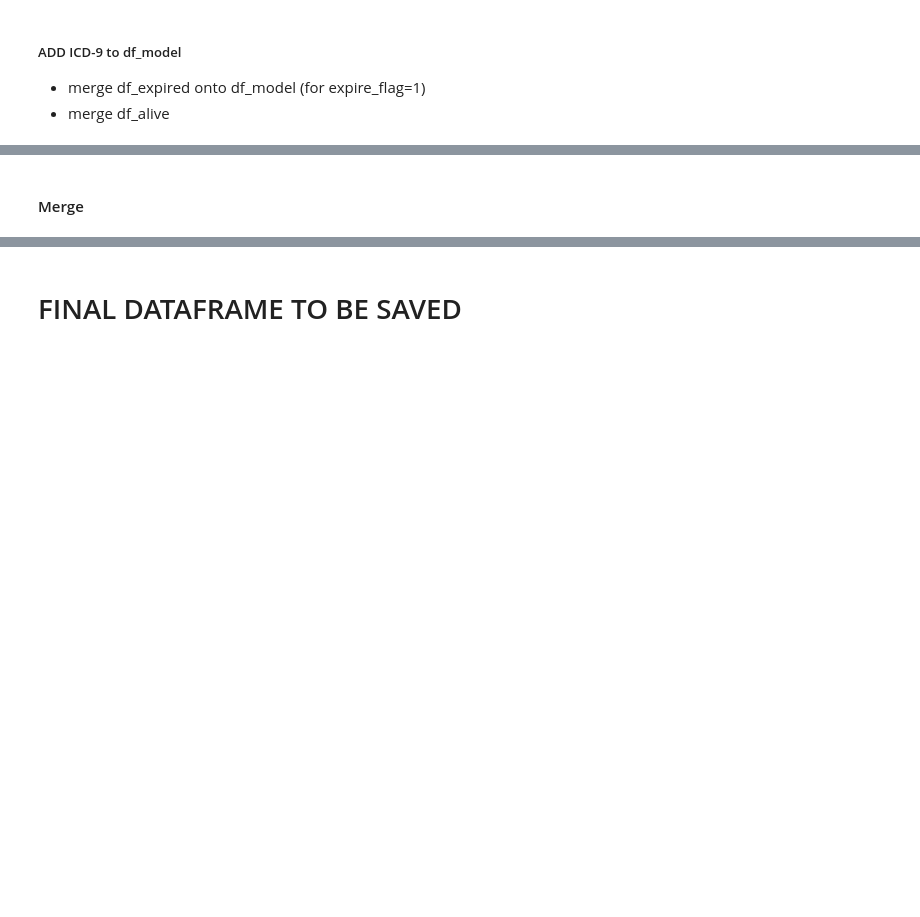
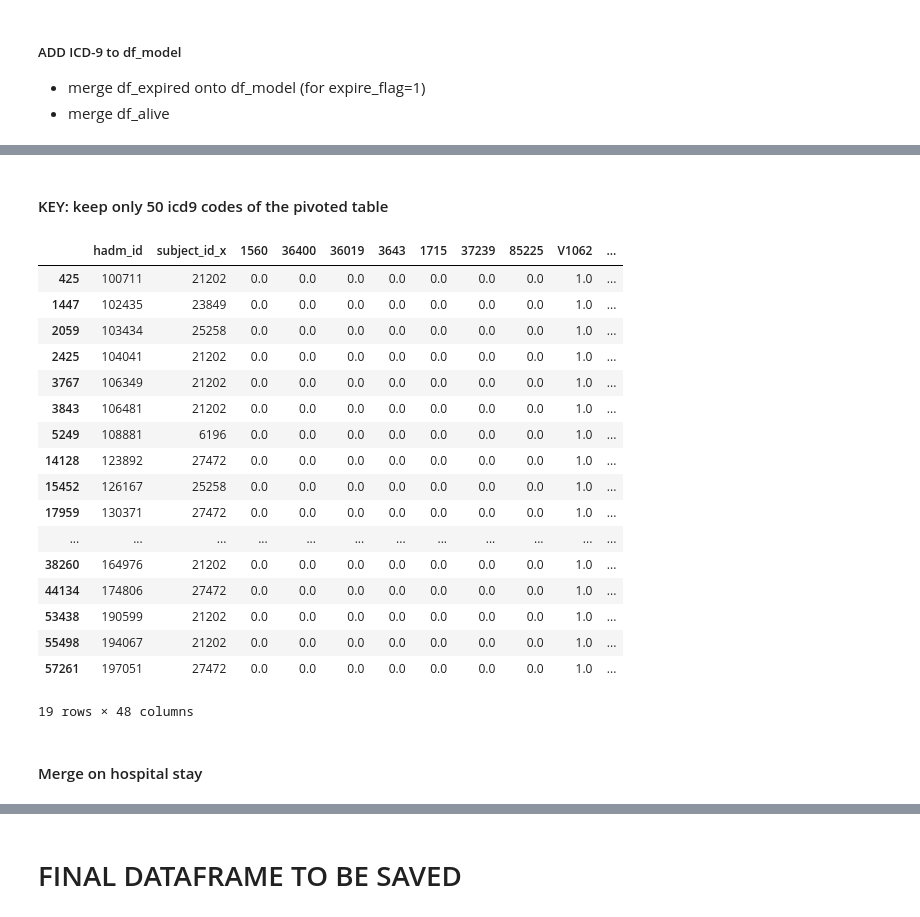
Before and after one commit to billiescodes/mortality_in_ICU, a Jupyter notebook: 01_ExploratoryAnalysis.ipynb, the cells around one changed output, grey strips where cells are left out. Cells and saved outputs as stored; diff of their text form; code cells hidden in the pictures; blank space fills up the shorter version.

```diff
--- a/01_ExploratoryAnalysis.ipynb
+++ b/01_ExploratoryAnalysis.ipynb
@@ -1153,0 +1199,4 @@ keep;
+# %%
+#keep = keep +
+#[np.append(keep, a) for a in df_tmp.columns.values]
+keep = list(df_tmp.columns.values) + list(keep)
@@ -1169,3 +1254,3 @@ keep
 # %%
-new_keep = keep[8:].union(keep[0:2])
+new_keep = keep[0:2] + keep[8:]
 #keep[0:2].union(keep[8:]keep[0:2])
@@ -1178,2 +1272,9 @@ new_tmp = tmp.loc[:,new_keep]
+# %% [markdown]
+#### KEY: keep only 50 icd9 codes of the pivoted table
+# %%
+"""
+    THIS IS KEY: KEEP ONLY 50 ICD9 CODES
+"""
+tmp = tmp.loc[:,new_keep]
 # %%
-new_tmp.fillna(0, inplace=True)
+tmp.fillna(0, inplace=True)
@@ -1183,4 +1281,26 @@ new_tmp[new_tmp['07031']==1]
+# %%
+# testing tmp
+tmp[tmp['V1062']==1]
+# %% [output]
+|  | hadm_id | subject_id_x | 1560 | 36400 | 36019 | 3643 | 1715 | 37239 | 85225 | V1062 | ... |
+| 425 | 100711 | 21202 | 0.0 | 0.0 | 0.0 | 0.0 | 0.0 | 0.0 | 0.0 | 1.0 | ... |
+| 1447 | 102435 | 23849 | 0.0 | 0.0 | 0.0 | 0.0 | 0.0 | 0.0 | 0.0 | 1.0 | ... |
+| 2059 | 103434 | 25258 | 0.0 | 0.0 | 0.0 | 0.0 | 0.0 | 0.0 | 0.0 | 1.0 | ... |
+| 2425 | 104041 | 21202 | 0.0 | 0.0 | 0.0 | 0.0 | 0.0 | 0.0 | 0.0 | 1.0 | ... |
+| 3767 | 106349 | 21202 | 0.0 | 0.0 | 0.0 | 0.0 | 0.0 | 0.0 | 0.0 | 1.0 | ... |
+| 3843 | 106481 | 21202 | 0.0 | 0.0 | 0.0 | 0.0 | 0.0 | 0.0 | 0.0 | 1.0 | ... |
+| 5249 | 108881 | 6196 | 0.0 | 0.0 | 0.0 | 0.0 | 0.0 | 0.0 | 0.0 | 1.0 | ... |
+| 14128 | 123892 | 27472 | 0.0 | 0.0 | 0.0 | 0.0 | 0.0 | 0.0 | 0.0 | 1.0 | ... |
+| 15452 | 126167 | 25258 | 0.0 | 0.0 | 0.0 | 0.0 | 0.0 | 0.0 | 0.0 | 1.0 | ... |
+| 17959 | 130371 | 27472 | 0.0 | 0.0 | 0.0 | 0.0 | 0.0 | 0.0 | 0.0 | 1.0 | ... |
+| ... | ... | ... | ... | ... | ... | ... | ... | ... | ... | ... | ... |
+| 38260 | 164976 | 21202 | 0.0 | 0.0 | 0.0 | 0.0 | 0.0 | 0.0 | 0.0 | 1.0 | ... |
+| 44134 | 174806 | 27472 | 0.0 | 0.0 | 0.0 | 0.0 | 0.0 | 0.0 | 0.0 | 1.0 | ... |
+| 53438 | 190599 | 21202 | 0.0 | 0.0 | 0.0 | 0.0 | 0.0 | 0.0 | 0.0 | 1.0 | ... |
+| 55498 | 194067 | 21202 | 0.0 | 0.0 | 0.0 | 0.0 | 0.0 | 0.0 | 0.0 | 1.0 | ... |
+| 57261 | 197051 | 27472 | 0.0 | 0.0 | 0.0 | 0.0 | 0.0 | 0.0 | 0.0 | 1.0 | ... |
+19 rows × 48 columns
 # %% [markdown]
-#### Merge
+#### Merge on hospital stay
 # %%
 df_tmp[:2]
```
Also changed, not shown: parts of 41 cells of this notebook.
